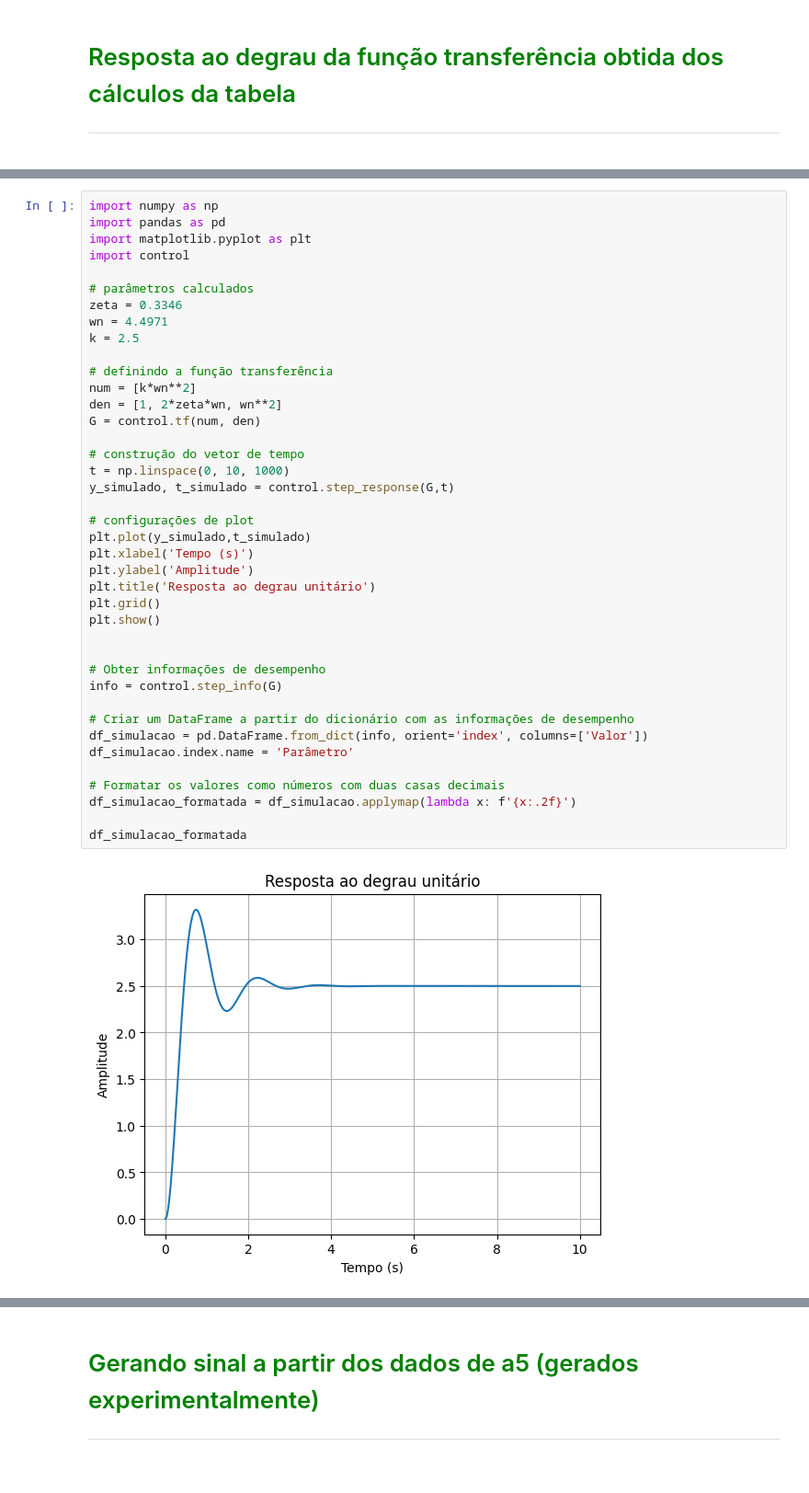
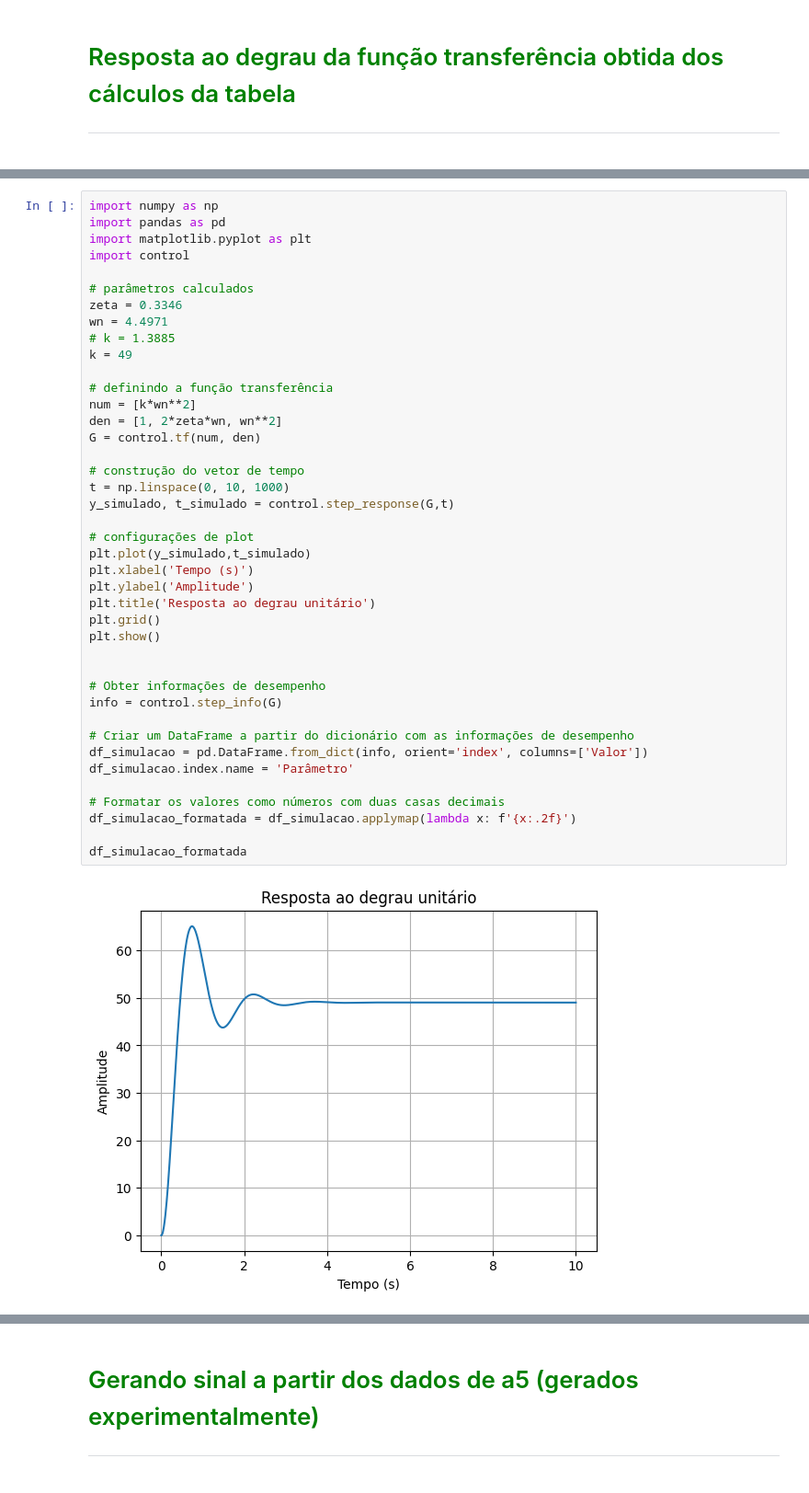
Before and after one commit to Batchuka/EoC-controle-automatico-IFES, a Jupyter notebook: PRT LAB 1 - Projeto de compensador para planta de pressao e nivel/Analise de conjunto de dados A5.ipynb, the cells around one changed output, grey strips where cells are left out. Shown at 92% size. Saved outputs shown, nothing was run; the diff lists cells and outputs as text.

```diff
--- a/PRT LAB 1 - Projeto de compensador para planta de pressao e nivel/Analise de conjunto de dados A5.ipynb
+++ b/PRT LAB 1 - Projeto de compensador para planta de pressao e nivel/Analise de conjunto de dados A5.ipynb
@@ -189,39 +205,40 @@ import control
 # parâmetros calculados
 zeta = 0.3346
 wn = 4.4971
-k = 2.5
+# k = 1.3885
+k = 49
 
 # definindo a função transferência
 num = [k*wn**2]
 den = [1, 2*zeta*wn, wn**2]
 G = control.tf(num, den)
 
 # construção do vetor de tempo
 t = np.linspace(0, 10, 1000)
 y_simulado, t_simulado = control.step_response(G,t)
 
 # configurações de plot
 plt.plot(y_simulado,t_simulado)
 plt.xlabel('Tempo (s)')
 plt.ylabel('Amplitude')
 plt.title('Resposta ao degrau unitário')
 plt.grid()
 plt.show()
 
 
 # Obter informações de desempenho
 info = control.step_info(G)
 
 # Criar um DataFrame a partir do dicionário com as informações de desempenho
 df_simulacao = pd.DataFrame.from_dict(info, orient='index', columns=['Valor'])
 df_simulacao.index.name = 'Parâmetro'
 
 # Formatar os valores como números com duas casas decimais
 df_simulacao_formatada = df_simulacao.applymap(lambda x: f'{x:.2f}')
 
 df_simulacao_formatada
 # %% [output]
-[figure, old version]
+[figure, new version]
 |  | Valor |
 | Parâmetro |  |
 | RiseTime | 0.28 |
```
Also changed, not shown: parts of 5 cells of this notebook, 3 other files.
